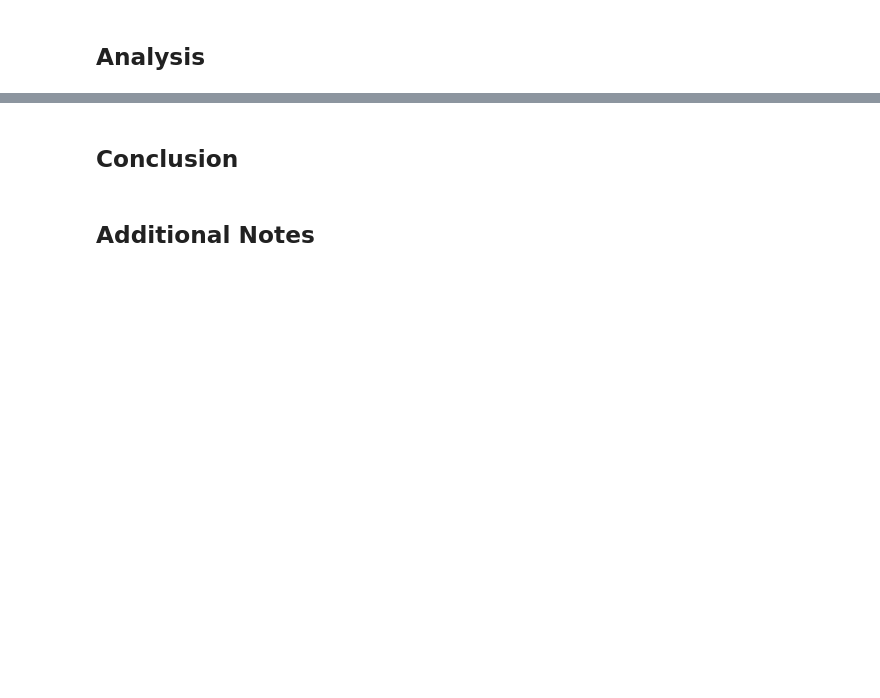
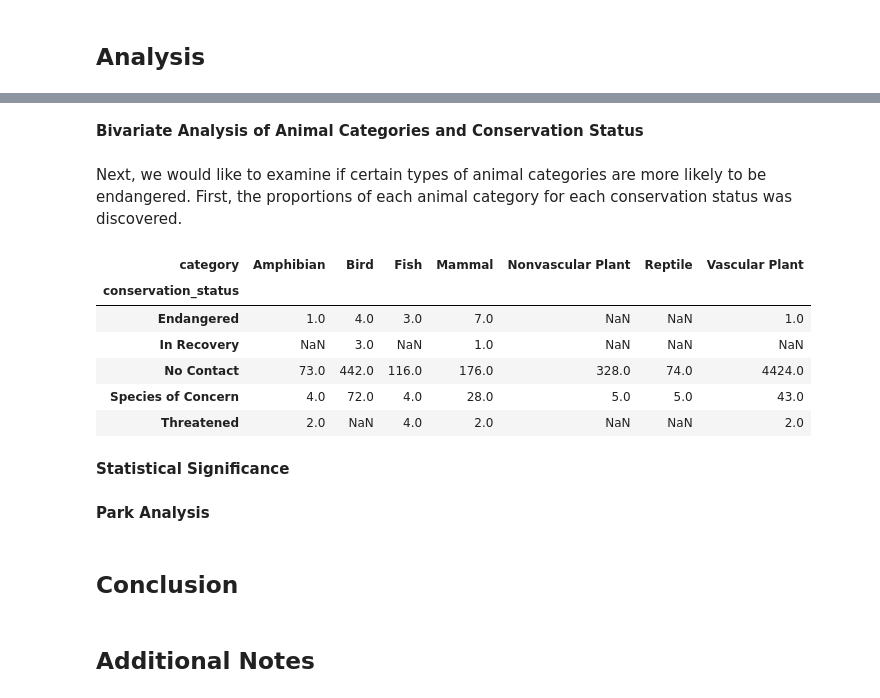
Before and after one commit to abelkwong/biodiversity, a Jupyter notebook: biodiversity.ipynb, the cells around one changed output, grey strips where cells are left out. Saved outputs shown, nothing was run; the diff lists cells and outputs as text; code cells hidden in the pictures; blank space fills up the shorter version.

```diff
--- a/biodiversity.ipynb
+++ b/biodiversity.ipynb
@@ -11,2 +25,6 @@ During this project, the data will be processed, analyzed, and visually plotted
 # %% [markdown]
 ## Load Data
+# %%
+# load the csv datas
+df_species = pd.read_csv('species_info.csv')
+df_obs = pd.read_csv('observations.csv')
@@ -16,0 +140,4 @@ During this project, the data will be processed, analyzed, and visually plotted
+# %%
+# Fill all null values with 'No Contact' status
+df_species['conservation_status'].fillna('No Contact', inplace=True)
+df_species.head(10)
@@ -16,0 +160,3 @@ During this project, the data will be processed, analyzed, and visually plotted
+# %%
+# create category variable for plot
+conservationCategories = df_species[df_species['conservation_status'] != 'No Contact']
@@ -17,3 +174,24 @@ During this project, the data will be processed, analyzed, and visually plotted
+# %% [markdown]
+**Bivariate Analysis of Animal Categories and Conservation Status**
+# %% [markdown]
+Next, we would like to examine if certain types of animal categories are more likely to be endangered. First, the proportions of each animal category for each conservation status was discovered.
+# %%
+conservation_prop = df_species.groupby(['conservation_status','category'])['common_names'].count().unstack()
+conservation_prop = conservation_prop.reindex()
+
+conservationCategories
+# %% [output]
+| category | Amphibian | Bird | Fish | Mammal | Nonvascular Plant | Reptile | Vascular Plant |
+| conservation_status |  |  |  |  |  |  |  |
+| Endangered | 1.0 | 4.0 | 3.0 | 7.0 | NaN | NaN | 1.0 |
+| In Recovery | NaN | 3.0 | NaN | 1.0 | NaN | NaN | NaN |
+| No Contact | 73.0 | 442.0 | 116.0 | 176.0 | 328.0 | 74.0 | 4424.0 |
+| Species of Concern | 4.0 | 72.0 | 4.0 | 28.0 | 5.0 | 5.0 | 43.0 |
+| Threatened | 2.0 | NaN | 4.0 | 2.0 | NaN | NaN | 2.0 |
+# %% [markdown]
+**Statistical Significance**
+# %% [markdown]
+**Park Analysis**
 # %% [markdown]
 ## Conclusion
 # %% [markdown]
```
Also changed, not shown: parts of 25 cells of this notebook.
